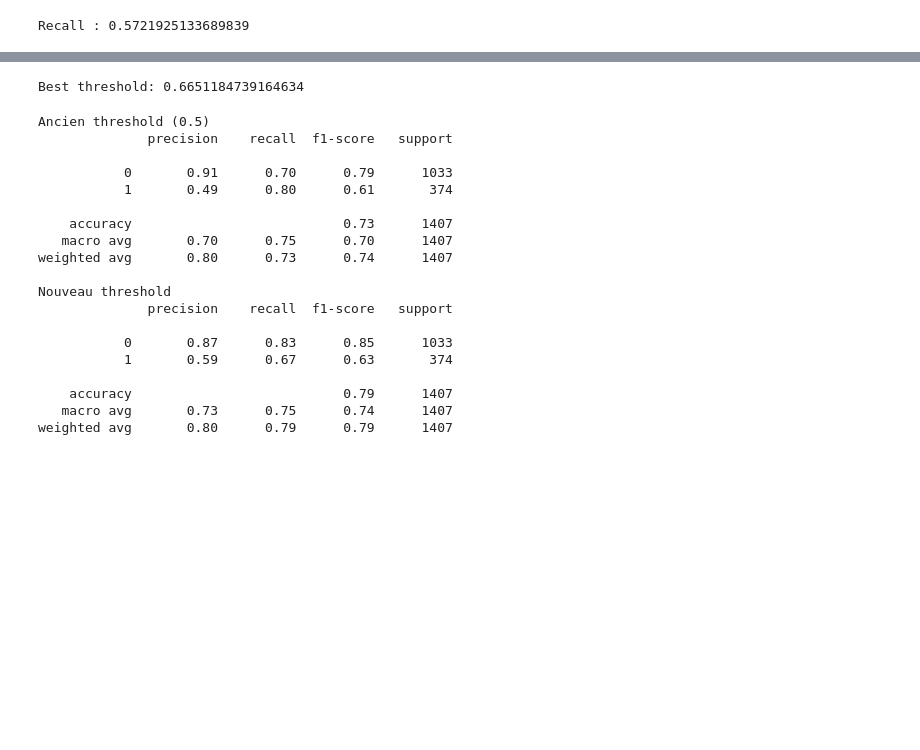
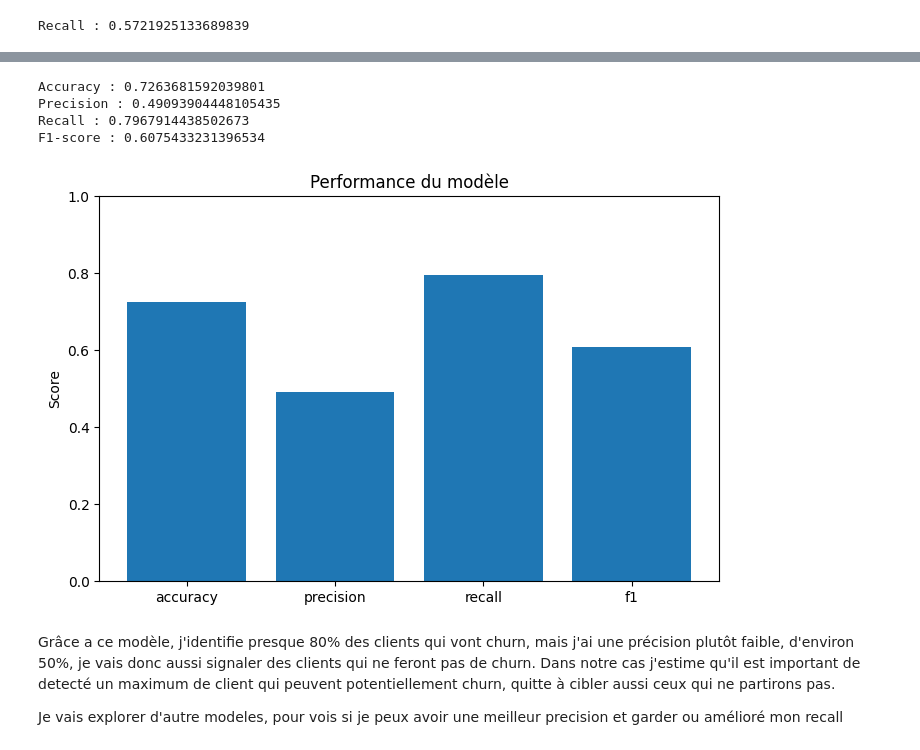
Before and after one commit to JD-datascience-ia/churn-prediction, a Jupyter notebook: notebooks/modeling.ipynb, the cells around one changed output, grey strips where cells are left out. Cells and saved outputs as stored; diff of their text form; code cells hidden in the pictures; blank space fills up the shorter version.

```diff
--- a/notebooks/modeling.ipynb
+++ b/notebooks/modeling.ipynb
@@ -224,4 +118,0 @@ best_threshold = thresholds[best_index]
-# %%
-print("Best threshold:", best_threshold)
-# %% [output]
-Best threshold: 0.6651184739164634
@@ -230,26 +119,31 @@ y_pred_optimal = (y_proba >= best_threshold).astype(int)
-# %%
-print("Ancien threshold (0.5)")
-print(classification_report(y_test, y_pred))
-
-print("Nouveau threshold")
-print(classification_report(y_test, y_pred_optimal))
-# %% [output]
-Ancien threshold (0.5)
-              precision    recall  f1-score   support
-
-           0       0.91      0.70      0.79      1033
-           1       0.49      0.80      0.61       374
-
-    accuracy                           0.73      1407
-   macro avg       0.70      0.75      0.70      1407
-weighted avg       0.80      0.73      0.74      1407
-
-Nouveau threshold
-              precision    recall  f1-score   support
-
-           0       0.87      0.83      0.85      1033
-           1       0.59      0.67      0.63       374
-
-    accuracy                           0.79      1407
-   macro avg       0.73      0.75      0.74      1407
-weighted avg       0.80      0.79      0.79      1407
+# %%
+print("Accuracy :", accuracy_score(y_test, y_pred))
+print("Precision :", precision_score(y_test, y_pred))
+print("Recall :", recall_score(y_test, y_pred))
+print("F1-score :", f1_score(y_test, y_pred))
+# %% [output]
+Accuracy : 0.7263681592039801
+Precision : 0.49093904448105435
+Recall : 0.7967914438502673
+F1-score : 0.6075433231396534
+# %%
+metrics = {
+    "accuracy": accuracy_score(y_test, y_pred),
+    "precision": precision_score(y_test, y_pred),
+    "recall": recall_score(y_test, y_pred),
+    "f1": f1_score(y_test, y_pred)
+}
+
+plt.figure(figsize=(8,5))
+plt.bar(metrics.keys(), metrics.values())
+plt.ylim(0, 1)
+plt.ylabel("Score")
+plt.title("Performance du modèle")
+plt.show()
+# %% [output]
+[figure, added]
+# %% [markdown]
+Grâce a ce modèle, j'identifie presque 80% des clients qui vont churn, mais j'ai une précision plutôt faible, d'environ 50%, je vais donc aussi signaler des clients qui ne feront pas de churn.
+Dans notre cas j'estime qu'il est important de detecté un maximum de client qui peuvent potentiellement churn, quitte à cibler aussi ceux qui ne partirons pas.
+
+Je vais explorer d'autre modeles, pour vois si je peux avoir une meilleur precision et garder ou amélioré mon recall
```
Also changed, not shown: parts of 21 cells of this notebook.
